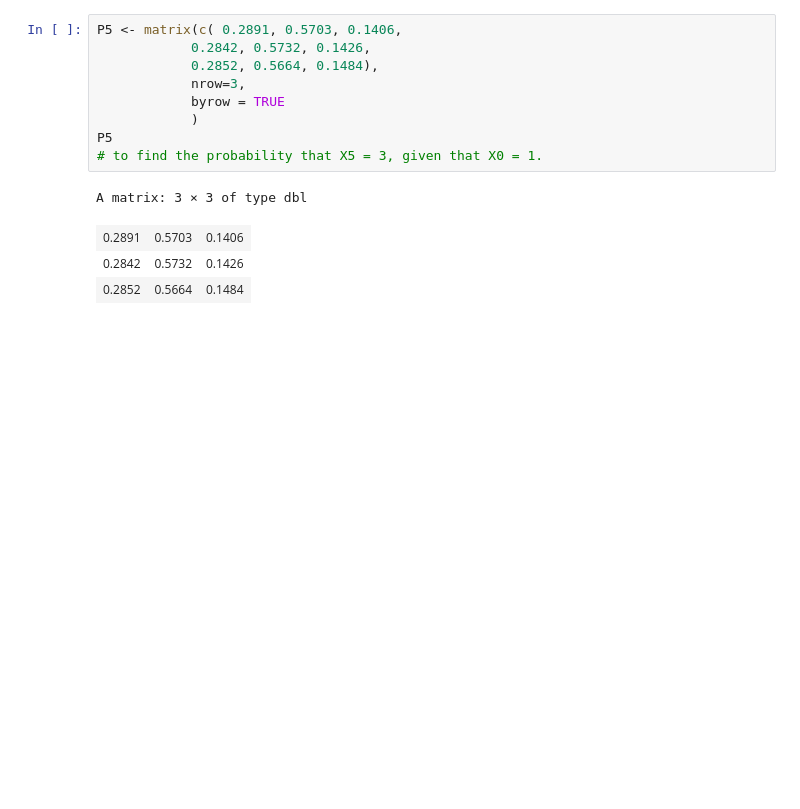
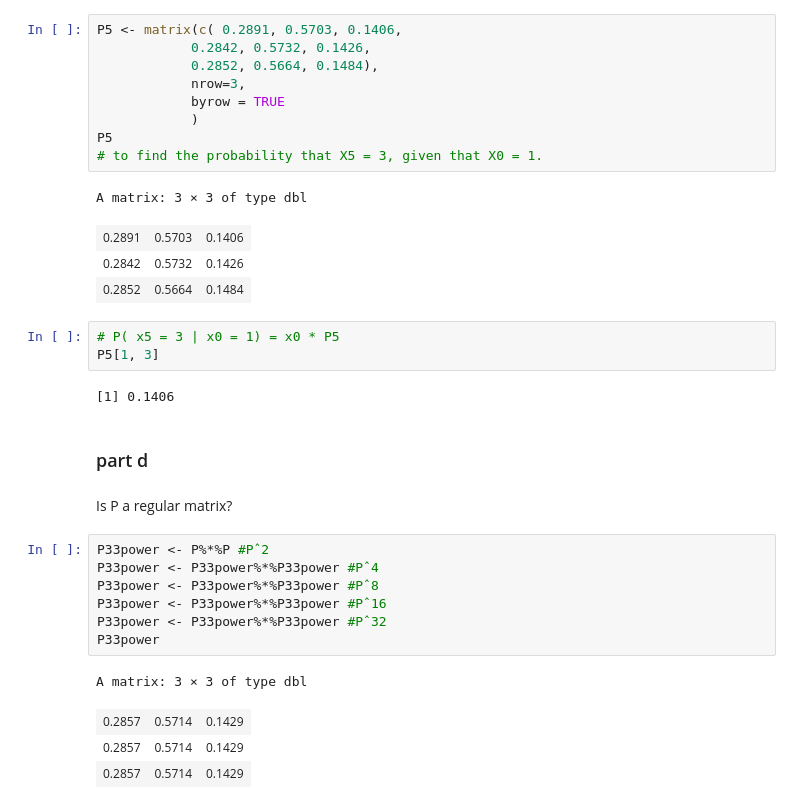
Before and after one commit to GawainGan/UBCO_MDS, a Jupyter notebook: Data-581/Lab3/Lab3.ipynb, the cells around one changed output. Drawn from its saved outputs; the diff is of its cells as text; blank space fills up the shorter version.

```diff
--- a/Data-581/Lab3/Lab3.ipynb
+++ b/Data-581/Lab3/Lab3.ipynb
@@ -386,3 +383,24 @@ A matrix: 3 × 3 of type dbl
 | 0.2891 | 0.5703 | 0.1406 |
 | 0.2842 | 0.5732 | 0.1426 |
 | 0.2852 | 0.5664 | 0.1484 |
+# %%
+# P( x5 = 3 | x0 = 1) = x0 * P5
+P5[1, 3]
+# %% [output]
+[1] 0.1406
+# %% [markdown]
+### part d
+# %% [markdown]
+Is P a regular matrix?
+# %%
+P33power <- P%*%P #Pˆ2
+P33power <- P33power%*%P33power #Pˆ4
+P33power <- P33power%*%P33power #Pˆ8
+P33power <- P33power%*%P33power #Pˆ16
+P33power <- P33power%*%P33power #Pˆ32
+P33power
+# %% [output]
+A matrix: 3 × 3 of type dbl
+| 0.2857 | 0.5714 | 0.1429 |
+| 0.2857 | 0.5714 | 0.1429 |
+| 0.2857 | 0.5714 | 0.1429 |
```
Also changed, not shown: parts of 6 cells of this notebook.
